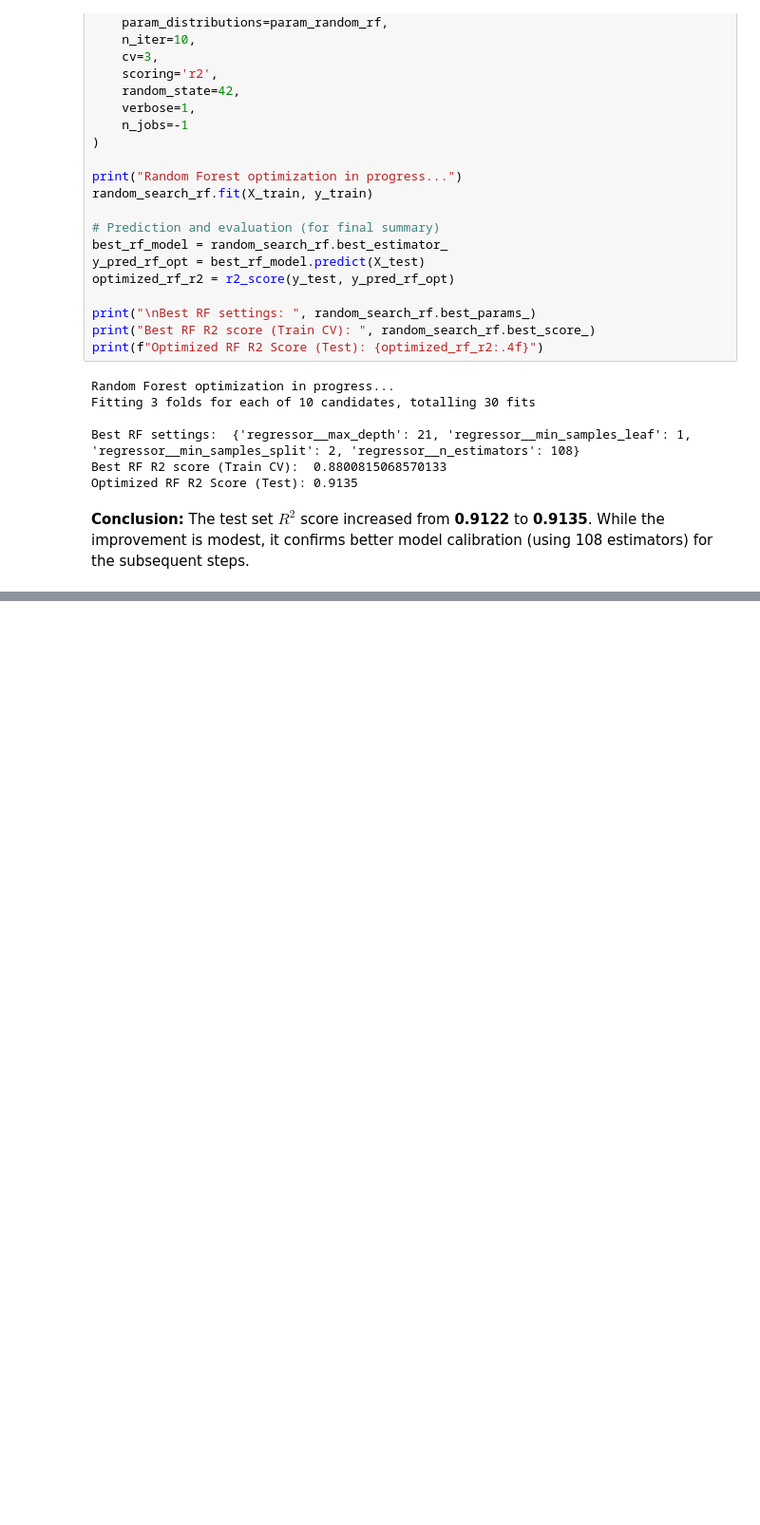
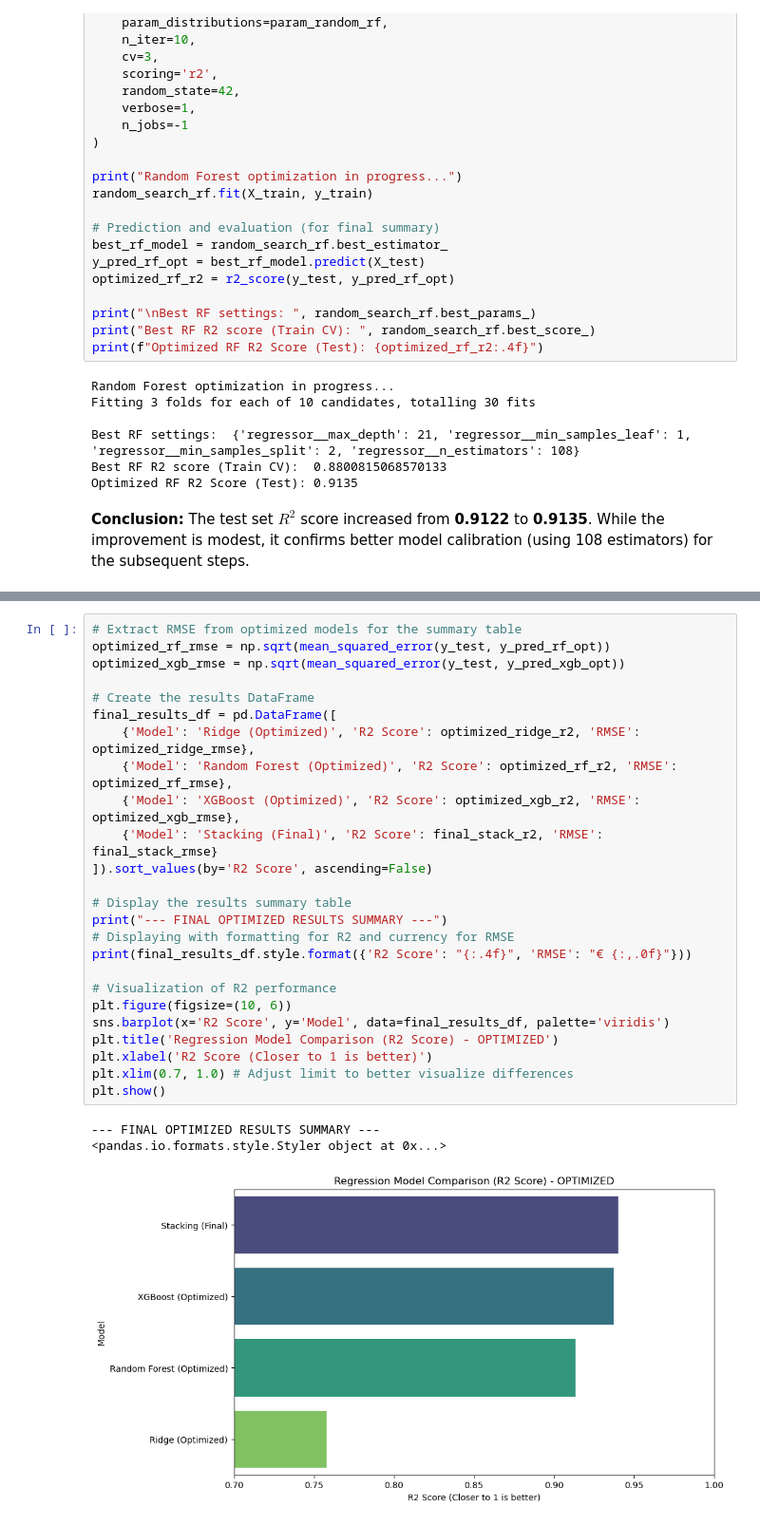
Before and after one commit to Tinou7/Prediction-MarketValue-ML-Project, a Jupyter notebook: Prediction-MarketValue-ML-Project.ipynb, the cells around one changed output, grey strips where cells are left out. Shown at 95% size. Saved outputs shown, nothing was run; the diff lists cells and outputs as text; blank space fills up the shorter version.

```diff
--- a/Prediction-MarketValue-ML-Project.ipynb
+++ b/Prediction-MarketValue-ML-Project.ipynb
@@ -359,0 +468,29 @@ Optimized RF R2 Score (Test): 0.9135
+# %%
+# Extract RMSE from optimized models for the summary table
+optimized_rf_rmse = np.sqrt(mean_squared_error(y_test, y_pred_rf_opt))
+optimized_xgb_rmse = np.sqrt(mean_squared_error(y_test, y_pred_xgb_opt))
+
+# Create the results DataFrame
+final_results_df = pd.DataFrame([
+    {'Model': 'Ridge (Optimized)', 'R2 Score': optimized_ridge_r2, 'RMSE': optimized_ridge_rmse},
+    {'Model': 'Random Forest (Optimized)', 'R2 Score': optimized_rf_r2, 'RMSE': optimized_rf_rmse},
+    {'Model': 'XGBoost (Optimized)', 'R2 Score': optimized_xgb_r2, 'RMSE': optimized_xgb_rmse},
+    {'Model': 'Stacking (Final)', 'R2 Score': final_stack_r2, 'RMSE': final_stack_rmse}
+]).sort_values(by='R2 Score', ascending=False)
+
+# Display the results summary table
+print("--- FINAL OPTIMIZED RESULTS SUMMARY ---")
+# Displaying with formatting for R2 and currency for RMSE
+print(final_results_df.style.format({'R2 Score': "{:.4f}", 'RMSE': "€ {:,.0f}"}))
+
+# Visualization of R2 performance
+plt.figure(figsize=(10, 6))
+sns.barplot(x='R2 Score', y='Model', data=final_results_df, palette='viridis')
+plt.title('Regression Model Comparison (R2 Score) - OPTIMIZED')
+plt.xlabel('R2 Score (Closer to 1 is better)')
+plt.xlim(0.7, 1.0) # Adjust limit to better visualize differences
+plt.show()
+# %% [output]
+--- FINAL OPTIMIZED RESULTS SUMMARY ---
+<pandas.io.formats.style.Styler object at 0x...>
+[figure, added]
```
Also changed, not shown: parts of 11 cells of this notebook, 1 other file.
